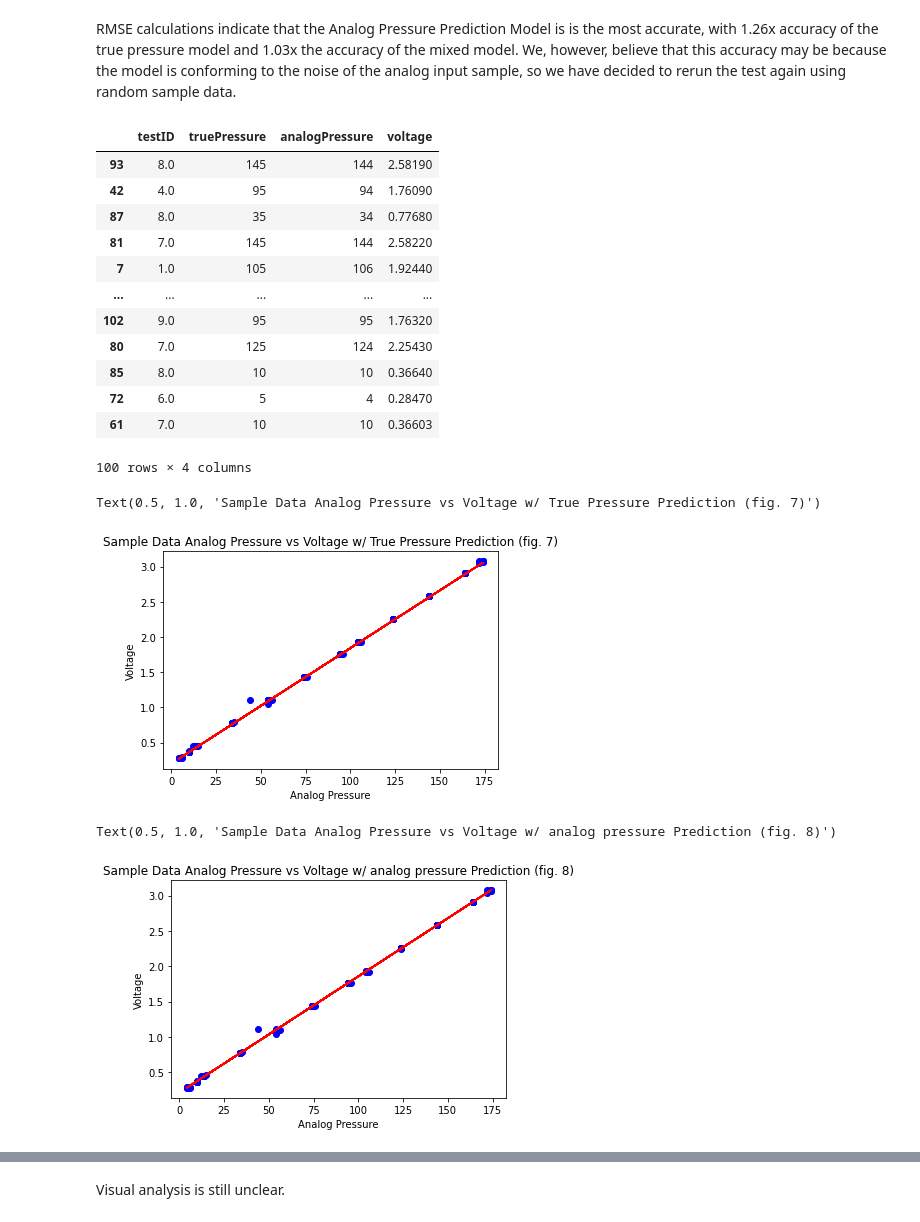
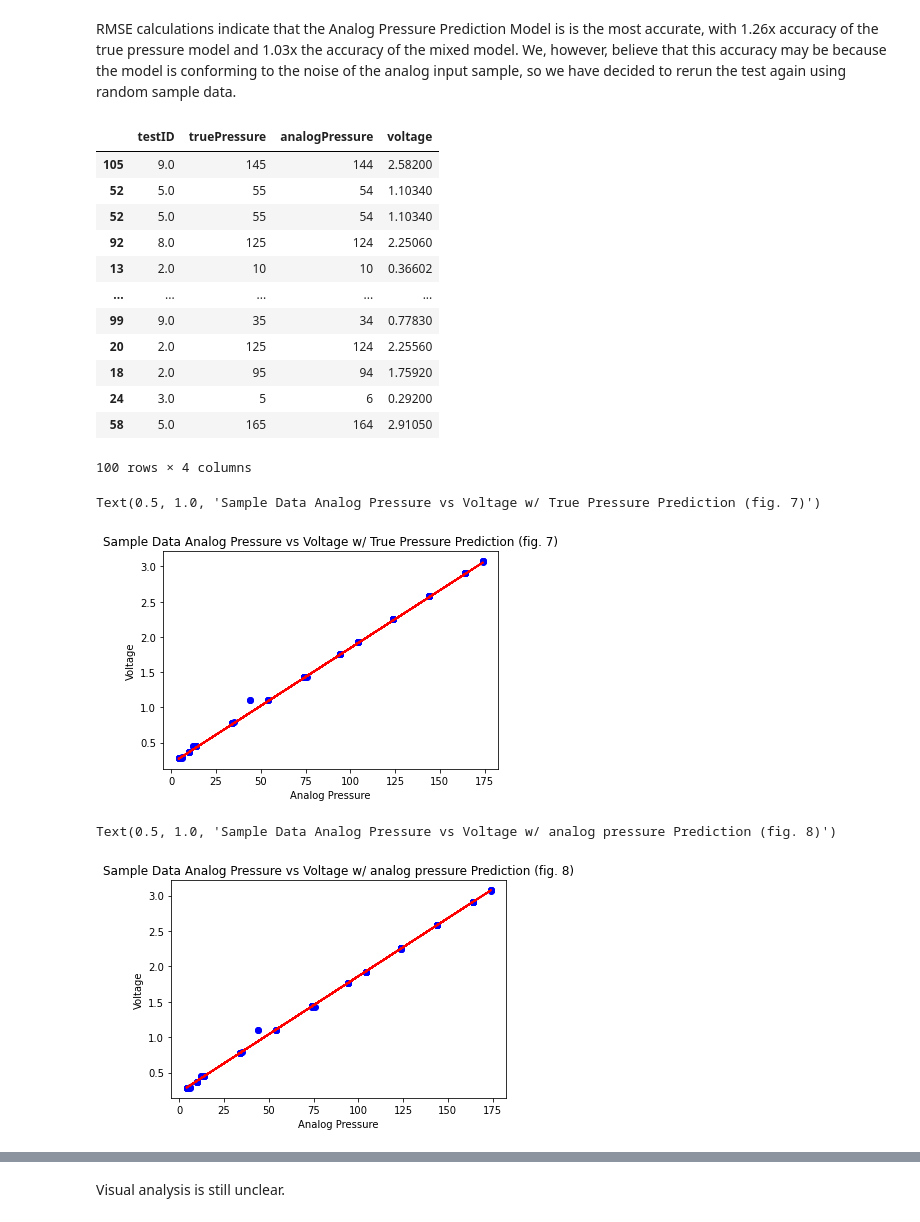
Before and after one commit to TeaOfTheSea/InstrumentCalibrationGit, a Jupyter notebook: InstrumentCalibration-Project.ipynb, the cells around one changed output, grey strips where cells are left out. Saved outputs shown, nothing was run; the diff lists cells and outputs as text; code cells hidden in the pictures.

```diff
--- a/InstrumentCalibration-Project.ipynb
+++ b/InstrumentCalibration-Project.ipynb
@@ -347,22 +347,22 @@ tpvoRMSE/ apvRMSE
 RMSE calculations indicate that the Analog Pressure Prediction Model is is the most accurate, with 1.26x accuracy of the true pressure model and 1.03x the accuracy of the mixed model.
 We, however, believe that this accuracy may be because the model is conforming to the noise of the analog input sample, so we have decided to rerun the test again using random sample data.
 # %%
-sampleData = sensorData.sample(100)
+sampleData = sensorData.sample(100, replace=True)
 sampleData.head()
 sampleData.drop(columns=['tpvPrediction', 'apvPrediction', 'truePressureError', 'analogPressureError', 'tpvPredictionOffset', 'truePressureOffsetError'])
 # %% [output]
 |  | testID | truePressure | analogPressure | voltage |
-| 93 | 8.0 | 145 | 144 | 2.58190 |
-| 42 | 4.0 | 95 | 94 | 1.76090 |
-| 87 | 8.0 | 35 | 34 | 0.77680 |
-| 81 | 7.0 | 145 | 144 | 2.58220 |
-| 7 | 1.0 | 105 | 106 | 1.92440 |
+| 105 | 9.0 | 145 | 144 | 2.58200 |
+| 52 | 5.0 | 55 | 54 | 1.10340 |
+| 52 | 5.0 | 55 | 54 | 1.10340 |
+| 92 | 8.0 | 125 | 124 | 2.25060 |
+| 13 | 2.0 | 10 | 10 | 0.36602 |
 | ... | ... | ... | ... | ... |
-| 102 | 9.0 | 95 | 95 | 1.76320 |
-| 80 | 7.0 | 125 | 124 | 2.25430 |
-| 85 | 8.0 | 10 | 10 | 0.36640 |
-| 72 | 6.0 | 5 | 4 | 0.28470 |
-| 61 | 7.0 | 10 | 10 | 0.36603 |
+| 99 | 9.0 | 35 | 34 | 0.77830 |
+| 20 | 2.0 | 125 | 124 | 2.25560 |
+| 18 | 2.0 | 95 | 94 | 1.75920 |
+| 24 | 3.0 | 5 | 6 | 0.29200 |
+| 58 | 5.0 | 165 | 164 | 2.91050 |
 100 rows × 4 columns
 # %%
 tpvr = np.corrcoef(sampleData['truePressure'], sampleData['voltage'])[0,1] #True Pressure Voltage Correlation Coefficient
@@ -391,7 +391,7 @@ plt.xlabel('Analog Pressure')
 plt.title('Sample Data Analog Pressure vs Voltage w/ True Pressure Prediction (fig. 7)')
 # %% [output]
 Text(0.5, 1.0, 'Sample Data Analog Pressure vs Voltage w/ True Pressure Prediction (fig. 7)')
-[figure, old version]
+[figure, new version]
 # %%
 plt.scatter('analogPressure', 'voltage', data=sampleData, color='blue')
 plt.plot('analogPressure', 'apvPrediction', data=sampleData, color='red')
@@ -400,7 +400,7 @@ plt.xlabel('Analog Pressure')
 plt.title('Sample Data Analog Pressure vs Voltage w/ analog pressure Prediction (fig. 8)')
 # %% [output]
 Text(0.5, 1.0, 'Sample Data Analog Pressure vs Voltage w/ analog pressure Prediction (fig. 8)')
-[figure, old version]
+[figure, new version]
 # %%
 plt.scatter('analogPressure', 'voltage', data=sampleData, color='blue')
 plt.plot('analogPressure', 'tpvPredictionOffset', data=sampleData, color='red')
```
Also changed, not shown: parts of 12 cells of this notebook, 1 other file.
